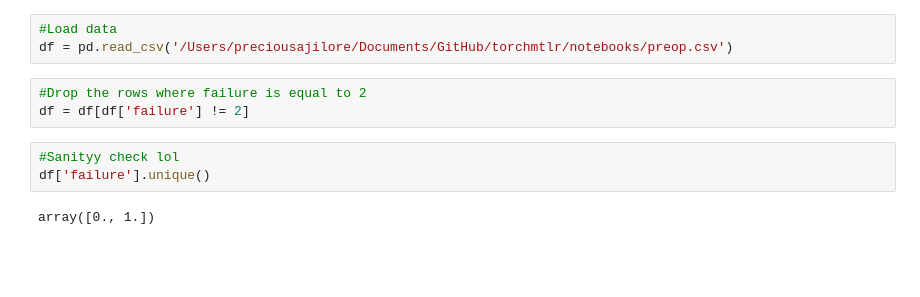
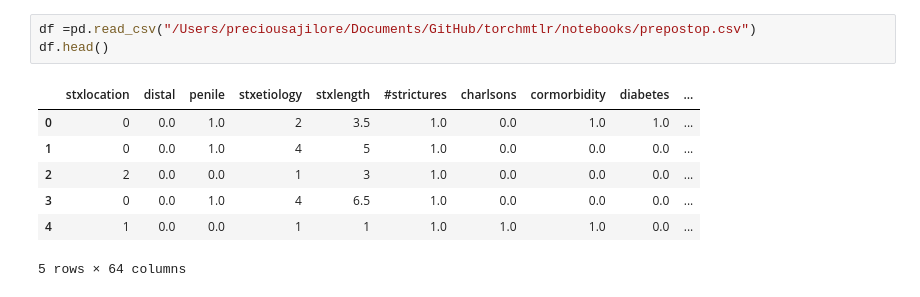
Before and after one commit to preciousiajilore/survival_mtlr, a Jupyter notebook: notebooks/classification.ipynb, the cells around one changed output. Drawn from its saved outputs; the diff is of its cells as text; blank space fills up the shorter version.

```diff
--- a/notebooks/classification.ipynb
+++ b/notebooks/classification.ipynb
@@ -48,14 +10,14 @@ View run at https://wandb.ai/ajilore-university-of-alberta/UroLOGIC/runs/m3f9l0r
 # %%
-#Load data
-df = pd.read_csv('/Users/preciousajilore/Documents/GitHub/torchmtlr/notebooks/preop.csv')
+df =pd.read_csv("/Users/preciousajilore/Documents/GitHub/torchmtlr/notebooks/prepostop.csv")
+df.head()
+# %% [output]
+|  | stxlocation | distal | penile | stxetiology | stxlength | #strictures | charlsons | cormorbidity | diabetes | ... |
+| 0 | 0 | 0.0 | 1.0 | 2 | 3.5 | 1.0 | 0.0 | 1.0 | 1.0 | ... |
+| 1 | 0 | 0.0 | 1.0 | 4 | 5 | 1.0 | 0.0 | 0.0 | 0.0 | ... |
+| 2 | 2 | 0.0 | 0.0 | 1 | 3 | 1.0 | 0.0 | 0.0 | 0.0 | ... |
+| 3 | 0 | 0.0 | 1.0 | 4 | 6.5 | 1.0 | 0.0 | 0.0 | 0.0 | ... |
+| 4 | 1 | 0.0 | 0.0 | 1 | 1 | 1.0 | 1.0 | 1.0 | 0.0 | ... |
+5 rows × 64 columns
-# %%
-#Drop the rows where failure is equal to 2
-df = df[df['failure'] != 2]
-# %%
-#Sanityy check lol
-df['failure'].unique()
-# %% [output]
-array([0., 1.])
 # %%
 df.columns
 # %% [output]
```
Also changed, not shown: parts of 35 cells of this notebook, 11 other files.
